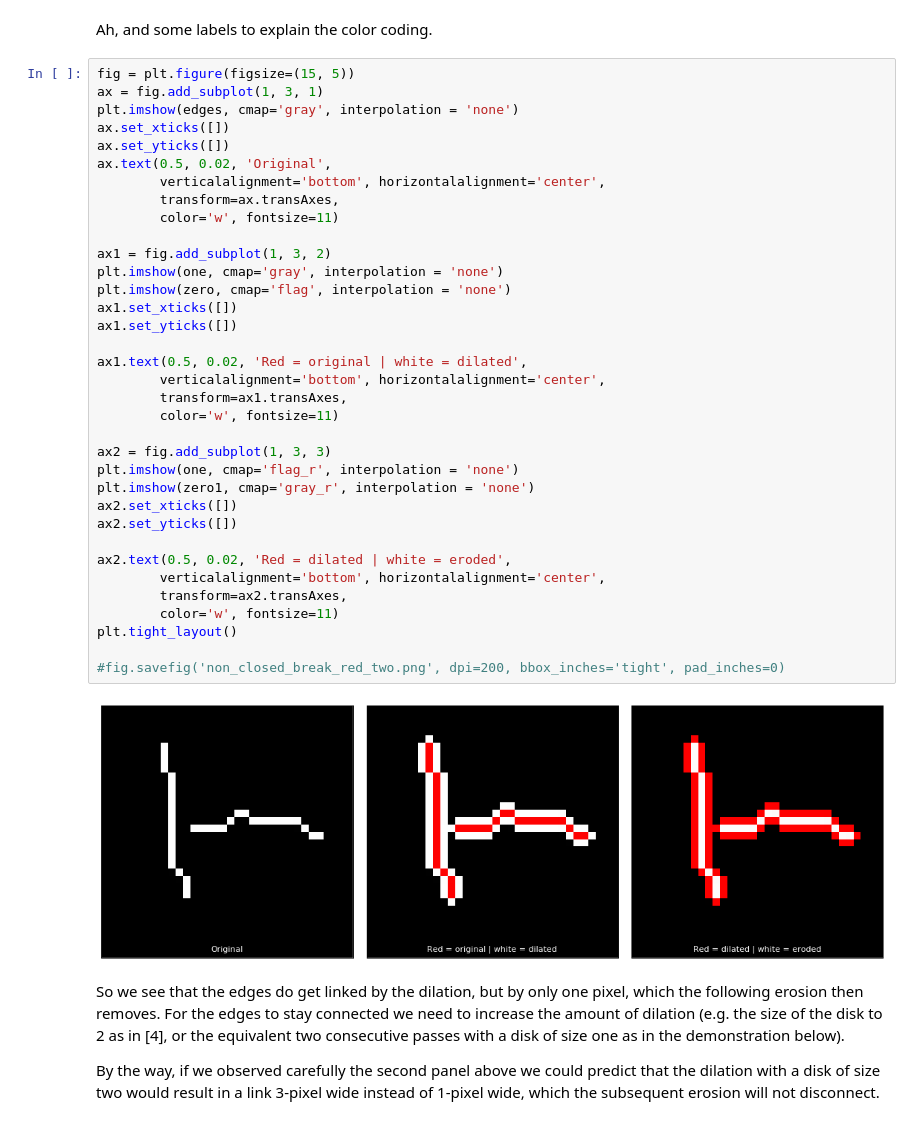
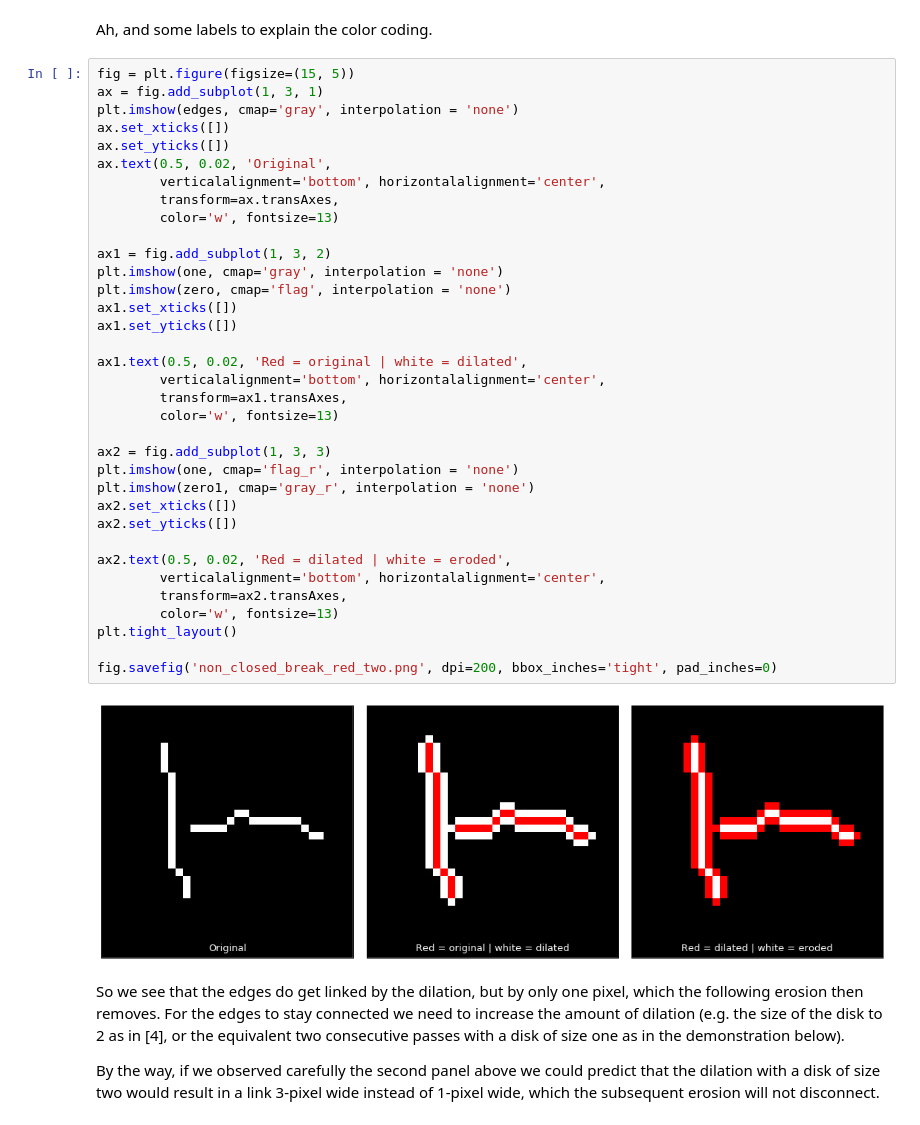
Before and after one commit to mycarta/sketch2model, a Jupyter notebook: morphological_closing_example_scikit-image.ipynb, the cells around one changed output. Saved outputs shown, nothing was run; the diff lists cells and outputs as text.

```diff
--- a/morphological_closing_example_scikit-image.ipynb
+++ b/morphological_closing_example_scikit-image.ipynb
@@ -149,38 +154,38 @@ fig = plt.figure(figsize=(15, 5))
 ax = fig.add_subplot(1, 3, 1)
 plt.imshow(edges, cmap='gray', interpolation = 'none')
 ax.set_xticks([])
 ax.set_yticks([])
 ax.text(0.5, 0.02, 'Original',
         verticalalignment='bottom', horizontalalignment='center',
         transform=ax.transAxes,
-        color='w', fontsize=11)
+        color='w', fontsize=13)
 
 ax1 = fig.add_subplot(1, 3, 2)
 plt.imshow(one, cmap='gray', interpolation = 'none')
 plt.imshow(zero, cmap='flag', interpolation = 'none')
 ax1.set_xticks([])
 ax1.set_yticks([])
 
 ax1.text(0.5, 0.02, 'Red = original | white = dilated',
         verticalalignment='bottom', horizontalalignment='center',
         transform=ax1.transAxes,
-        color='w', fontsize=11)
+        color='w', fontsize=13)
 
 ax2 = fig.add_subplot(1, 3, 3)
 plt.imshow(one, cmap='flag_r', interpolation = 'none')
 plt.imshow(zero1, cmap='gray_r', interpolation = 'none')
 ax2.set_xticks([])
 ax2.set_yticks([])
 
 ax2.text(0.5, 0.02, 'Red = dilated | white = eroded',
         verticalalignment='bottom', horizontalalignment='center',
         transform=ax2.transAxes,
-        color='w', fontsize=11)
+        color='w', fontsize=13)
 plt.tight_layout()
 
-#fig.savefig('non_closed_break_red_two.png', dpi=200, bbox_inches='tight', pad_inches=0)
+fig.savefig('non_closed_break_red_two.png', dpi=200, bbox_inches='tight', pad_inches=0)
 # %% [output]
-[figure, old version]
+[figure, new version]
 # %% [markdown]
 So we see that the edges do get linked by the dilation, but by only one pixel, which the following erosion then removes.
 For the edges to stay connected we need to increase the amount of dilation (e.g. the size of the disk to 2 as in [4], or the equivalent two consecutive passes with a disk of size one as in the demonstration below).
```
Also changed, not shown: parts of 9 cells of this notebook.
